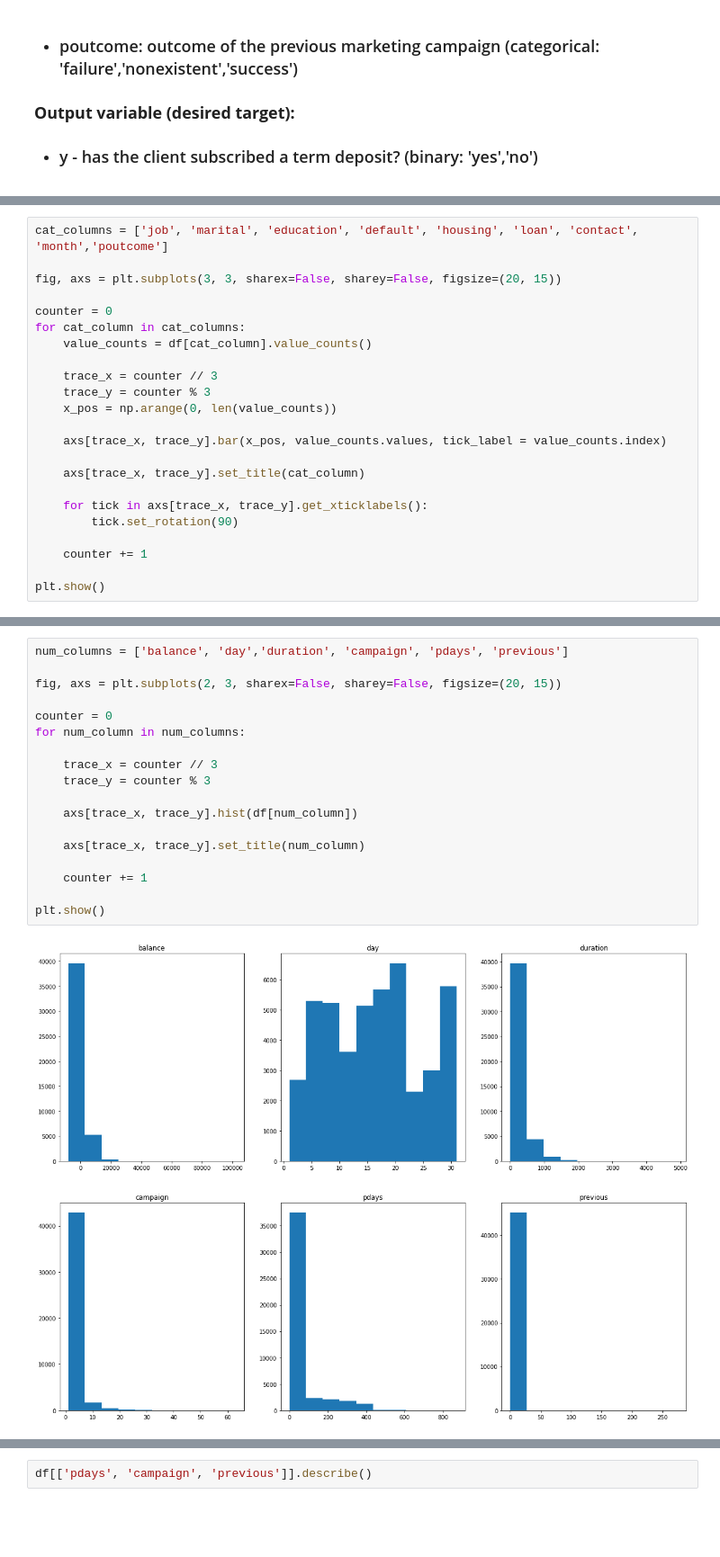
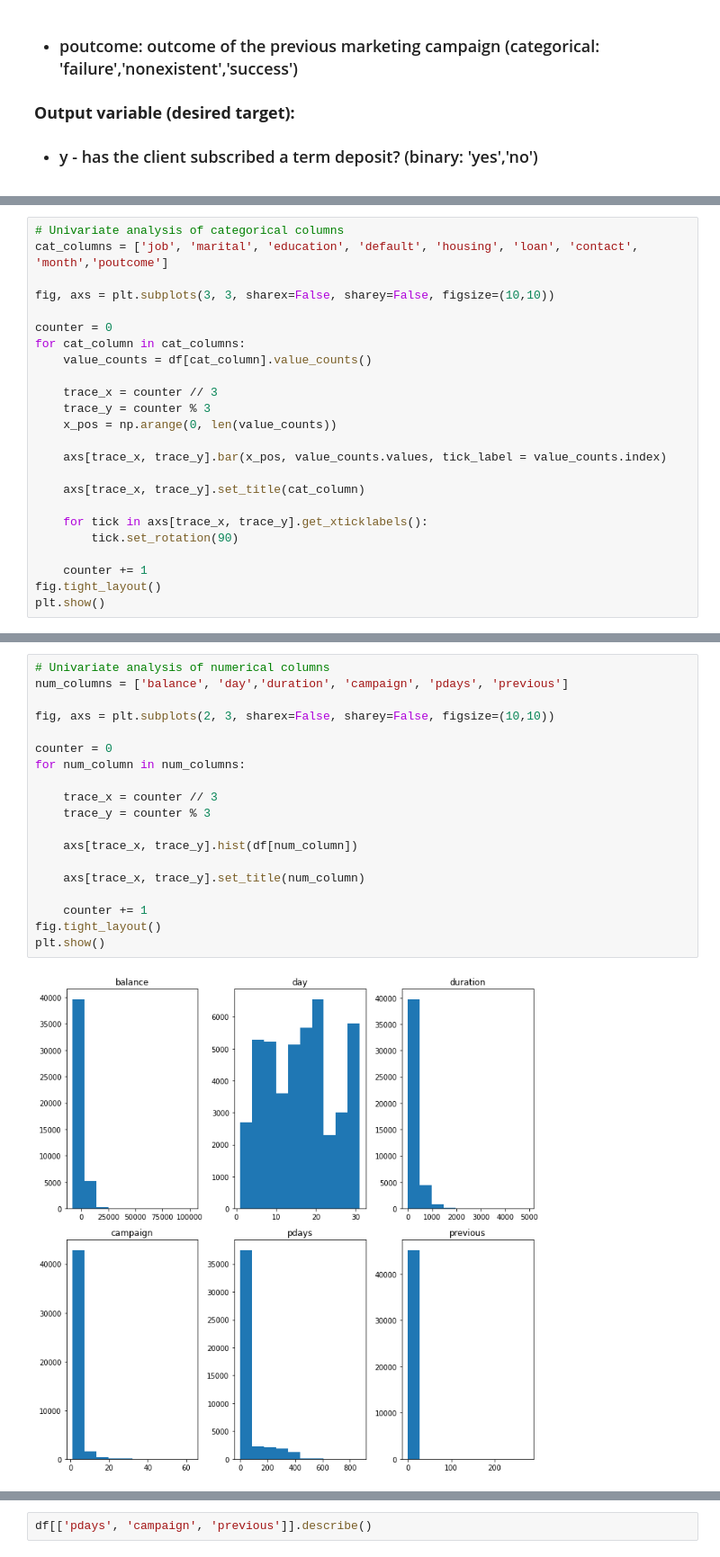
Before and after one commit to manm0han/bank_marketing_effectiveness, a Jupyter notebook: Bank_Marketing_Effectiveness_Prediction_Capstone_Project.ipynb, the cells around one changed output, grey strips where cells are left out. Shown at 90% size. Saved outputs shown, nothing was run; the diff lists cells and outputs as text; blank space fills up the shorter version.

```diff
--- a/Bank_Marketing_Effectiveness_Prediction_Capstone_Project.ipynb
+++ b/Bank_Marketing_Effectiveness_Prediction_Capstone_Project.ipynb
@@ -85,7 +91,8 @@ False
 # %%
+# Univariate analysis of categorical columns
 cat_columns = ['job', 'marital', 'education', 'default', 'housing', 'loan', 'contact', 'month','poutcome']
 
-fig, axs = plt.subplots(3, 3, sharex=False, sharey=False, figsize=(20, 15))
+fig, axs = plt.subplots(3, 3, sharex=False, sharey=False, figsize=(10,10))
 
 counter = 0
 for cat_column in cat_columns:
@@ -103,6 +110,6 @@ for cat_column in cat_columns:
         tick.set_rotation(90)
 
     counter += 1
-
+fig.tight_layout()
 plt.show()
 # %% [output]
@@ -110,20 +117,21 @@ plt.show()
 # %%
+# Univariate analysis of numerical columns
 num_columns = ['balance', 'day','duration', 'campaign', 'pdays', 'previous']
 
-fig, axs = plt.subplots(2, 3, sharex=False, sharey=False, figsize=(20, 15))
+fig, axs = plt.subplots(2, 3, sharex=False, sharey=False, figsize=(10,10))
 
 counter = 0
 for num_column in num_columns:
 
     trace_x = counter // 3
     trace_y = counter % 3
 
     axs[trace_x, trace_y].hist(df[num_column])
 
     axs[trace_x, trace_y].set_title(num_column)
 
     counter += 1
-
+fig.tight_layout()
 plt.show()
 # %% [output]
-[figure, old version]
+[figure, new version]
```
Also changed, not shown: parts of 35 cells of this notebook.
